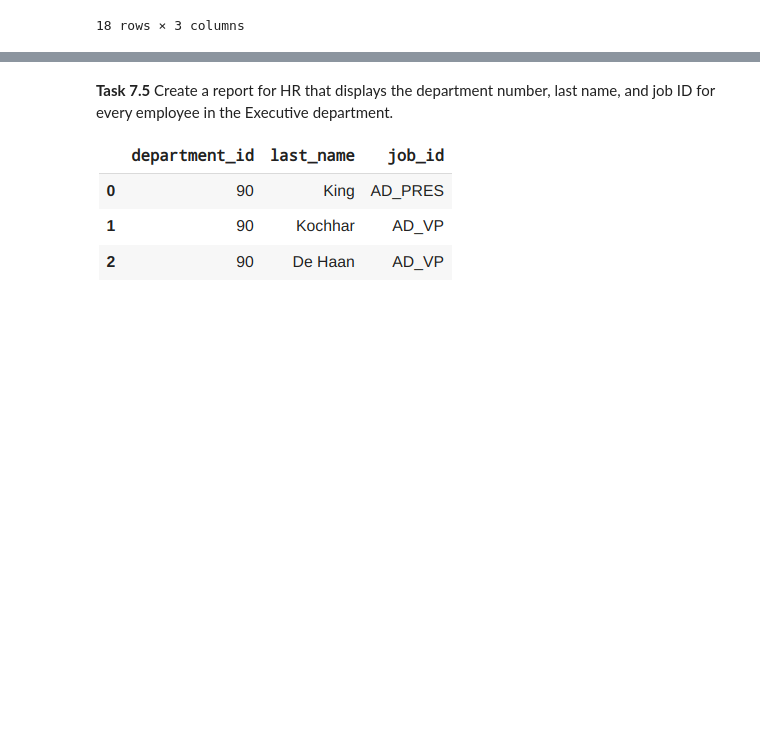
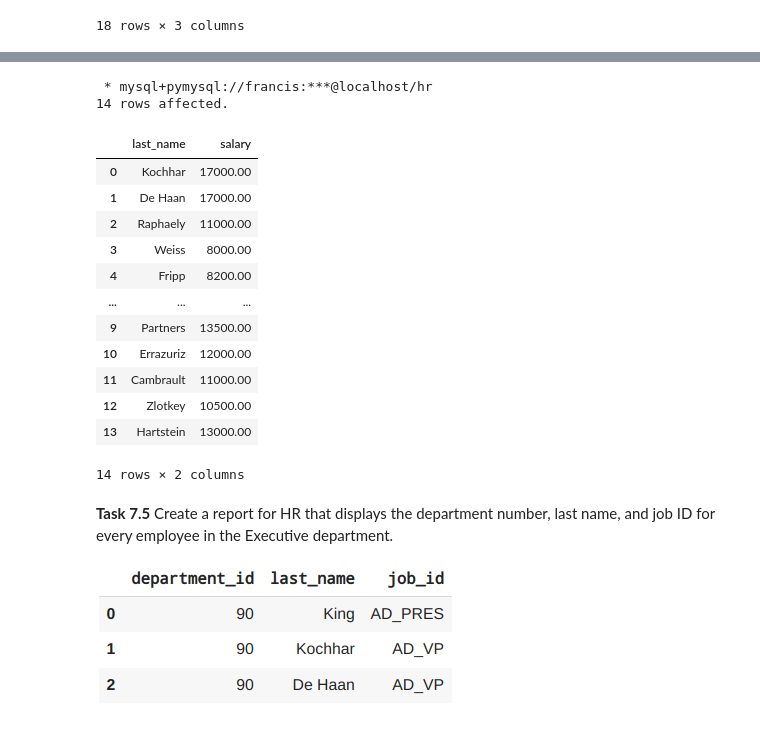
Before and after one commit to Ckodrad/CM3010-Database-Labs, a Jupyter notebook: Labs/MySQL Hand-On Lab.ipynb, the cells around one changed output, grey strips where cells are left out. Saved outputs shown, nothing was run; the diff lists cells and outputs as text; code cells hidden in the pictures; blank space fills up the shorter version.

```diff
--- a/Labs/MySQL Hand-On Lab.ipynb
+++ b/Labs/MySQL Hand-On Lab.ipynb
@@ -917,3 +914,29 @@ WHERE department_id IN (
+# %%
+%%sql
+# Insert Your Code Here
+
+SELECT last_name, salary
+FROM employees
+WHERE manager_id IN (
+  SELECT employee_id FROM employees
+  WHERE last_name = 'King'
+);
+# %% [output]
+ * mysql+pymysql://francis:***@localhost/hr
+14 rows affected.
+|  | last_name | salary |
+| 0 | Kochhar | 17000.00 |
+| 1 | De Haan | 17000.00 |
+| 2 | Raphaely | 11000.00 |
+| 3 | Weiss | 8000.00 |
+| 4 | Fripp | 8200.00 |
+| ... | ... | ... |
+| 9 | Partners | 13500.00 |
+| 10 | Errazuriz | 12000.00 |
+| 11 | Cambrault | 11000.00 |
+| 12 | Zlotkey | 10500.00 |
+| 13 | Hartstein | 13000.00 |
+14 rows × 2 columns
 # %% [markdown]
 **Task 7.5** Create a report for HR that displays the department number, last name, and job ID for every employee in the Executive department.
 
```
Also changed, not shown: parts of 4 cells of this notebook.
